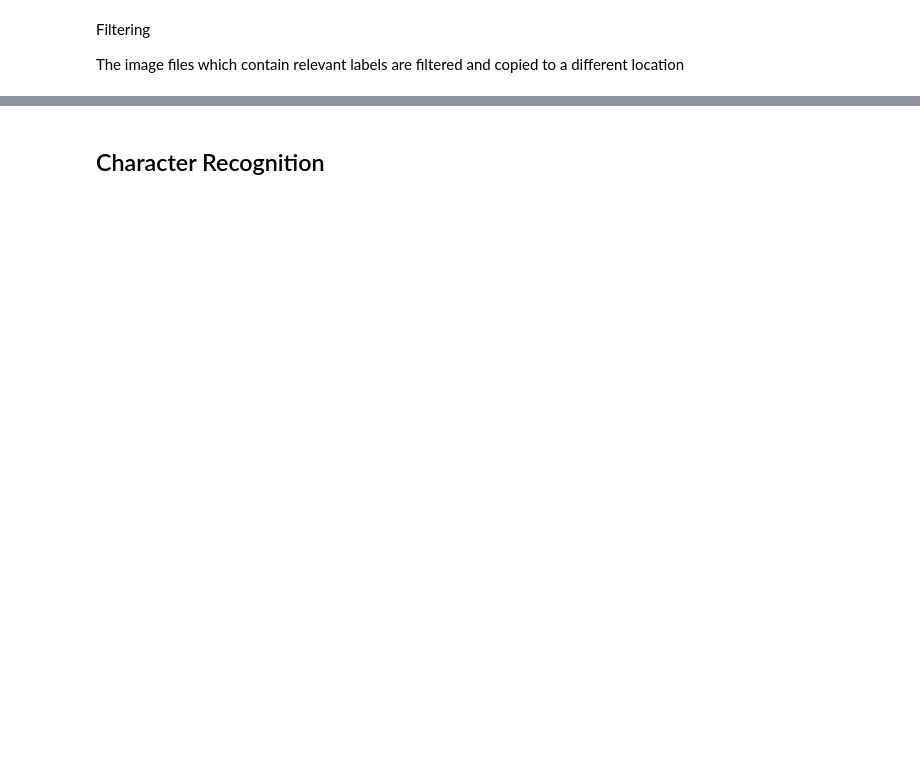
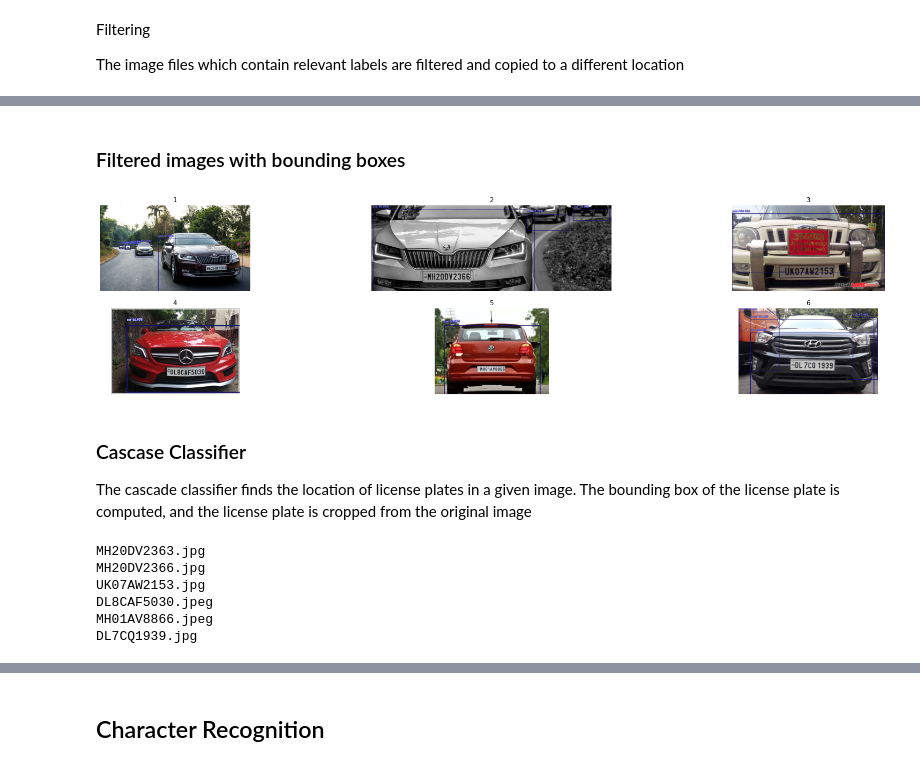
Before and after one commit to sanjay-06/Optical-Character-Recognition, a Jupyter notebook: OCR.ipynb, the cells around one changed output, grey strips where cells are left out. Drawn from its saved outputs; the diff is of its cells as text; code cells hidden in the pictures; blank space fills up the shorter version.

```diff
--- a/OCR.ipynb
+++ b/OCR.ipynb
@@ -92,3 +121,10 @@ for file, file_labels in detections.items():
+# %% [markdown]
+### Filtered images with bounding boxes
+# %%
+labelledImages = [ os.path.join(carLabelledPath, os.path.basename(filteredFileName)) for filteredFileName in filtered_files ]
+plot_images(labelledImages)
+# %% [output]
+[figure, added]
 # %%
 import shutil
 
@@ -139,6 +175,11 @@ class ImageProcess:
     def sharpen(image):
         kernel = np.ones((3, 3), np.uint8)
         return cv2.filter2D(src=image, ddepth=-1, kernel=kernel)
+# %% [markdown]
+### Cascase Classifier
+
+
+The cascade classifier finds the location of license plates in a given image. The bounding box of the license plate is computed, and the license plate is cropped from the original image
 # %%
 CASCADE_PATH = "./Models/numberplate.xml"
 
@@ -162,7 +203,6 @@ class CascadeClassifier:
 # %%
 import matplotlib.pyplot as plt
 
-CAR_FOLDER = "./Data/Car"
 PLATE_FOLDER = "./Data/Plate/"
 
 for carFile in get_image_files(CAR_FOLDER):
@@ -173,3 +213,10 @@ for carFile in get_image_files(CAR_FOLDER):
   plate = cc.get_plate()
   outPath = os.path.join(PLATE_FOLDER, carFile)
   cv2.imwrite(outPath, plate)
+# %% [output]
+MH20DV2363.jpg
+MH20DV2366.jpg
+UK07AW2153.jpg
+DL8CAF5030.jpeg
+MH01AV8866.jpeg
+DL7CQ1939.jpg
```
Also changed, not shown: parts of 24 cells of this notebook, 24 other files.
